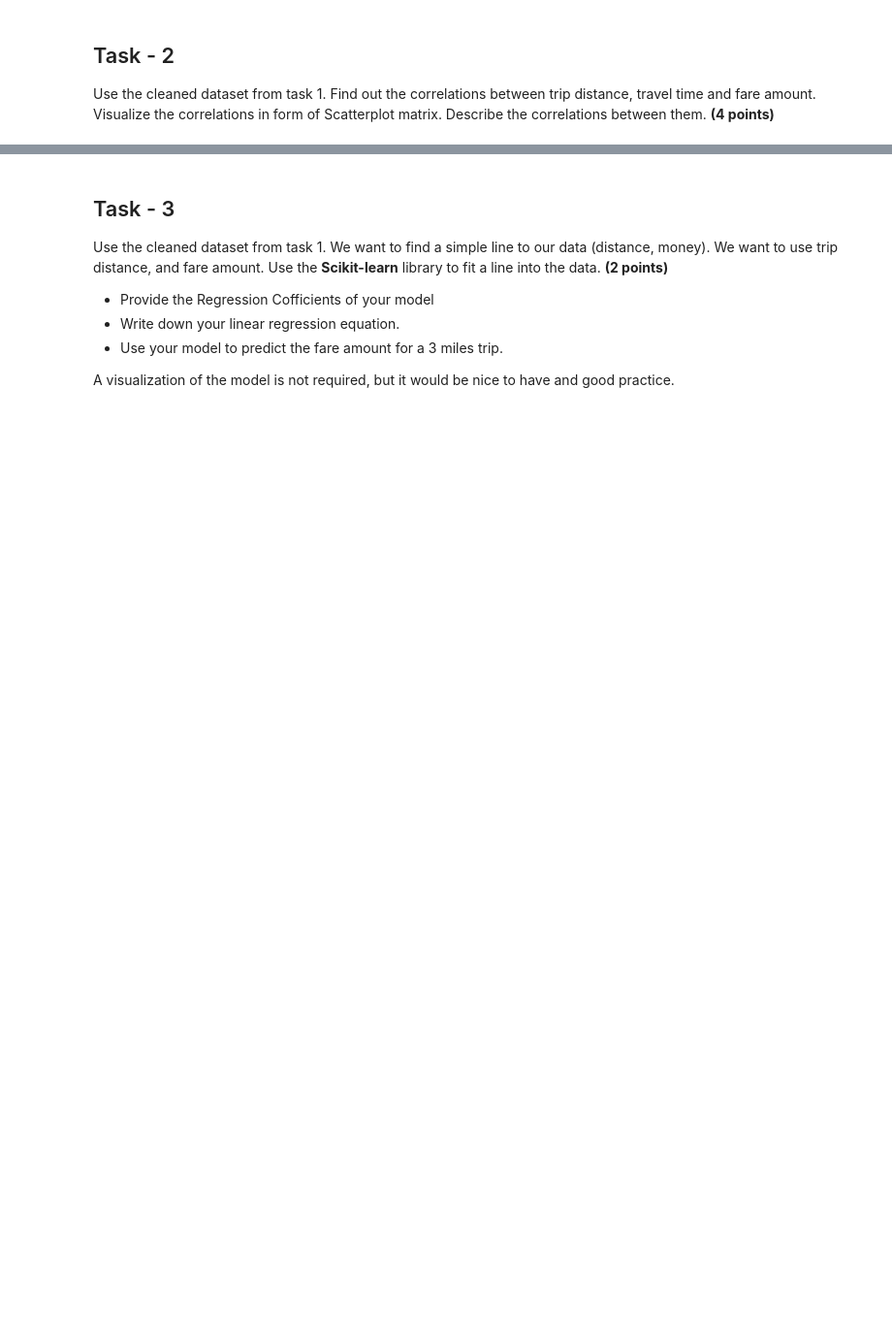
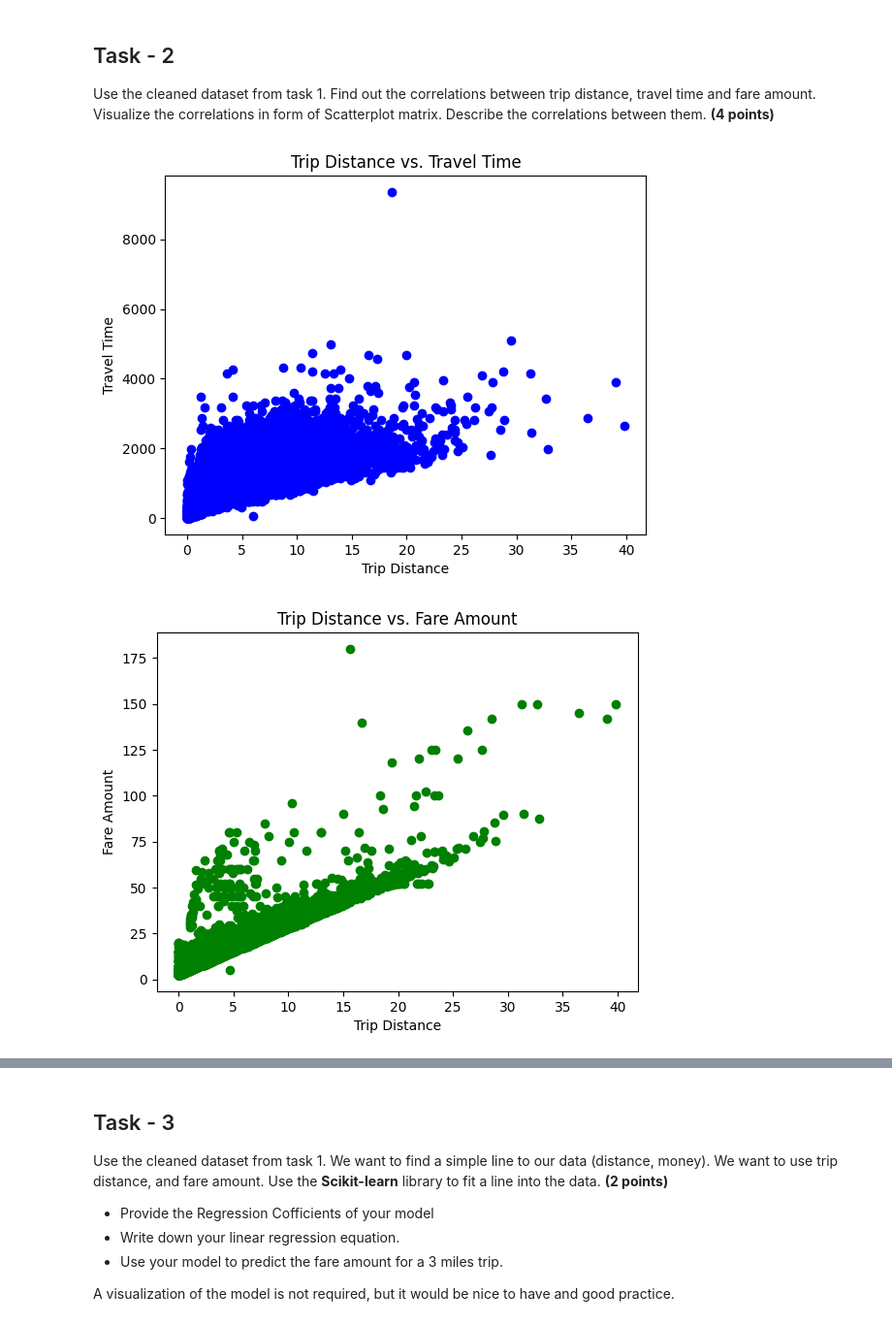
Before and after one commit to leiandas/CS329E-Assignments, a Jupyter notebook: Assignment 4/329e_HW4.ipynb, the cells around one changed output, grey strips where cells are left out. Shown at 97% size. Saved outputs shown, nothing was run; the diff lists cells and outputs as text; code cells hidden in the pictures; blank space fills up the shorter version.

```diff
--- a/Assignment 4/329e_HW4.ipynb
+++ b/Assignment 4/329e_HW4.ipynb
@@ -111,0 +104,18 @@ Perform the following cleanup tasks:
+# %%
+dfWithColumns = pd.read_csv('nyc-taxi-data.csv', header = None)
+dfWithColumns.columns = ['medallion','hack license','pickup datetime',
+                         'dropoff datetime','trip time in secs.','trip distance',
+                         'pickup longitude', 'pickup latitude','dropoff longitude',
+                         'dropoff latitude','payment type','fare amount',
+                         'surcharge', 'mta tax', 'tip amount','tolls amount',
+                         'total amount']
+# %%
+dfCleaned_1 = dfWithColumns[~((dfWithColumns['trip distance'] < 1) & (dfWithColumns['total amount'] > 20))]
+# %%
+# removing outliers from pickup coordinates. Constraining to -75 < longitude < -70 and 40 < latitude < 42
+dfCleaned_2 = dfCleaned_1[((dfCleaned_1['pickup longitude'] < -70) | (dfCleaned_1['pickup longitude'] > -75))]
+dfCleaned_3 = dfCleaned_2[~((dfCleaned_2['pickup latitude'] < 40) | (dfCleaned_2['pickup latitude'] > 42))]
+# %%
+# removing rows where the payment type is unknown
+dfCleaned_4 = dfCleaned_3[((dfCleaned_3['payment type'] == "CRD") | (dfCleaned_3['payment type'] == "CSH"))]
+dfCleaned_4
@@ -118,0 +141,22 @@ Describe the correlations between them. **(4 points)**
+# %%
+plt.figure()
+plt.scatter(dfCleaned_4['trip distance'],dfCleaned_4['trip time in secs.'],color='blue')
+plt.xlabel("Trip Distance")
+plt.ylabel("Travel Time")
+plt.title("Trip Distance vs. Travel Time")
+plt.show()
+
+plt.scatter(dfCleaned_4['trip distance'],dfCleaned_4['fare amount'],color='green')
+plt.xlabel("Trip Distance")
+plt.ylabel("Fare Amount")
+plt.title("Trip Distance vs. Fare Amount")
+plt.show()
+
+plt.scatter(dfCleaned_4['trip time in secs.'],dfCleaned_4['fare amount'],color='red')
+plt.xlabel("Travel Time")
+plt.ylabel("Fare Amount")
+plt.title("Travel Time vs. Fare Amount")
+plt.show()
+# %% [output]
+[figure, added]
+[figure, added]
```
Also changed, not shown: parts of 15 cells of this notebook, 2 other files.
